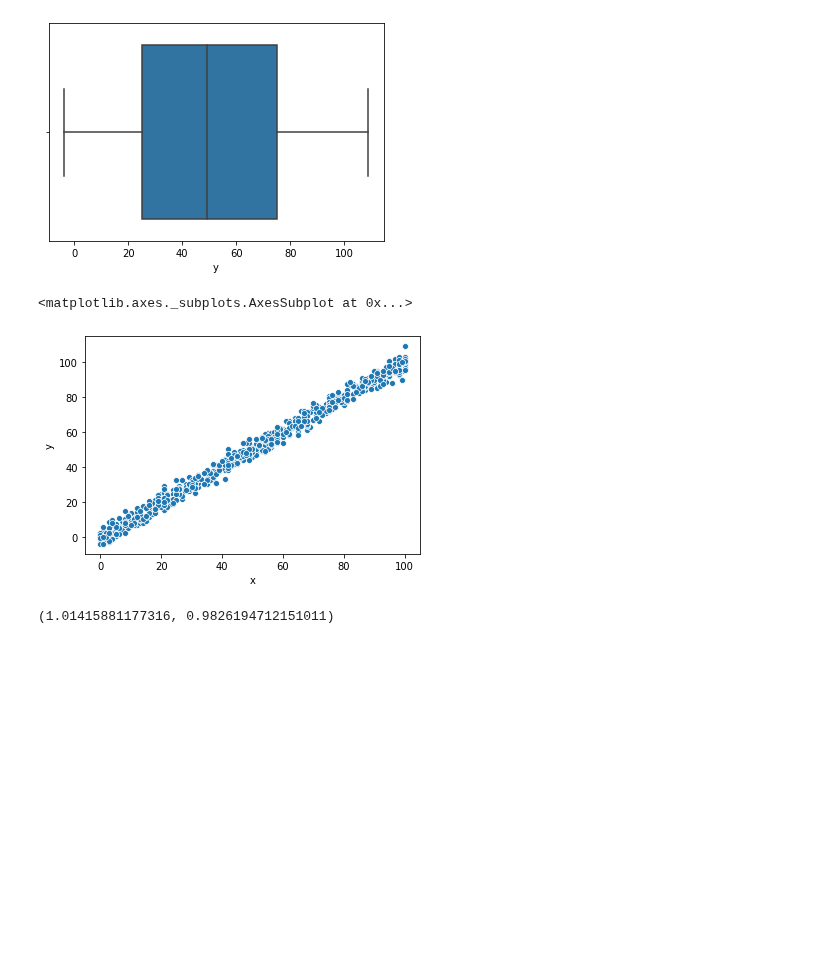
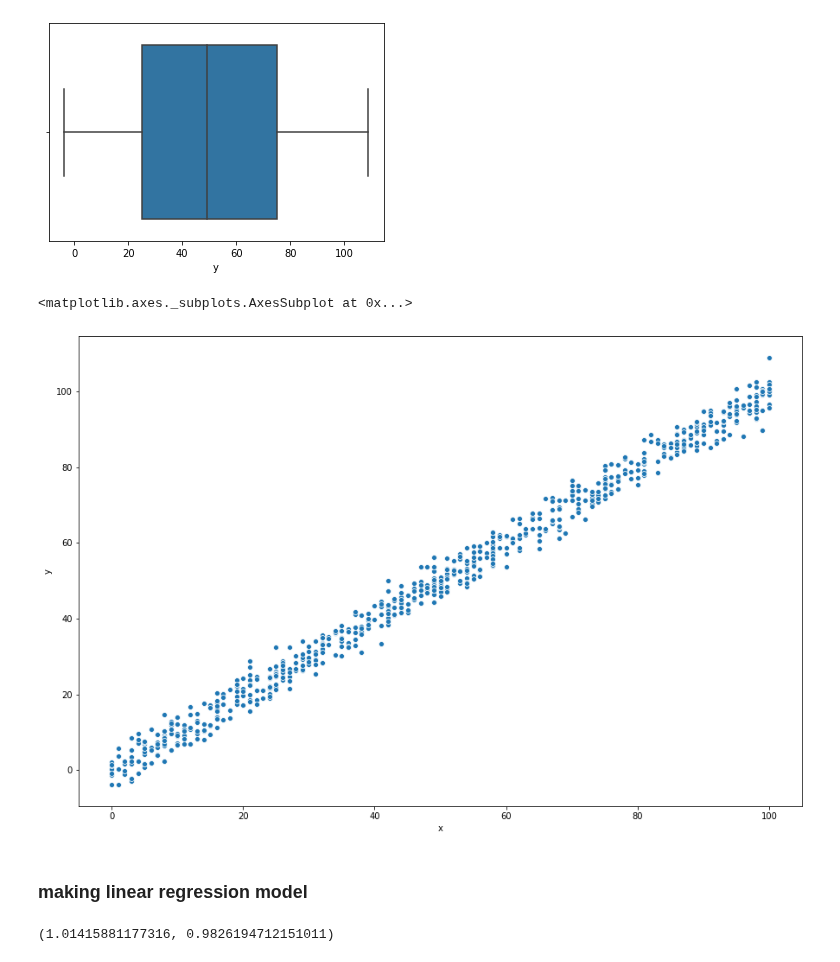
Before and after one commit to SunnyRaj94/Machine-Learning-From-Scratch, a Jupyter notebook: regression/simple_linear_regression/01_problem.ipynb, the cells around one changed output. Drawn from its saved outputs; the diff is of its cells as text; code cells hidden in the pictures; blank space fills up the shorter version.

Commit message:
refactored: simple linear regression first problem

```diff
--- a/regression/simple_linear_regression/01_problem.ipynb
+++ b/regression/simple_linear_regression/01_problem.ipynb
@@ -74,7 +75,7 @@ sea.boxplot(x = 'x', data = train_data)
 [figure]
 # %%
 #dropping out outlier value
-train_data.drop(train_data[train_data['x'] > 3500].index, inplace = True)
+train_data.drop(train_data[train_data['x'] > 200].index, inplace = True)
 # %%
 #now the data looks good in column x
 sea.boxplot(x = 'x', data = train_data)
@@ -89,8 +90,11 @@ sea.boxplot(x = 'y', data = train_data)
 [figure]
 # %%
 #plotting x data and y data together
+plt.figure(figsize=(15,10))
 sea.scatterplot(data= train_data,x=train_data['x'],y=train_data['y'])
 # %% [output]
 <matplotlib.axes._subplots.AxesSubplot at 0x...>
-[figure, old version]
+[figure, new version]
+# %% [markdown]
+### making linear regression model
 # %%
```
Also changed, not shown: parts of 8 cells of this notebook.
